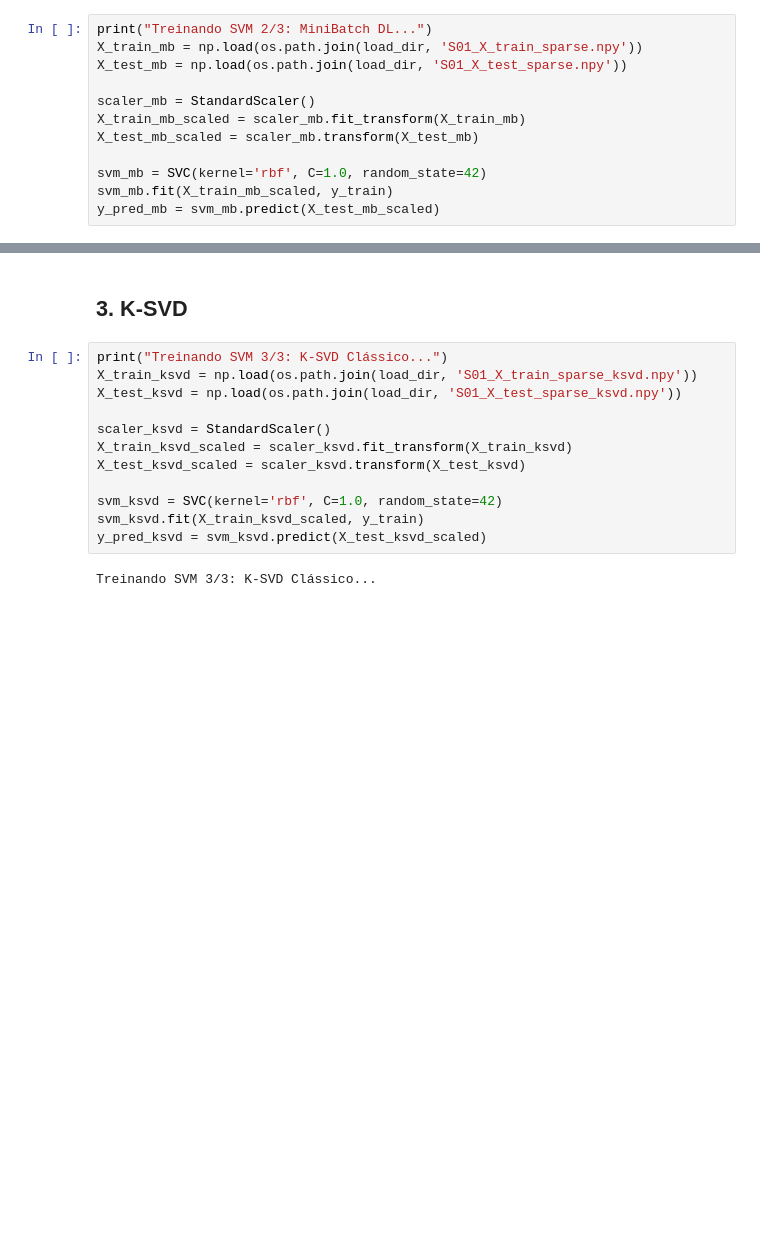
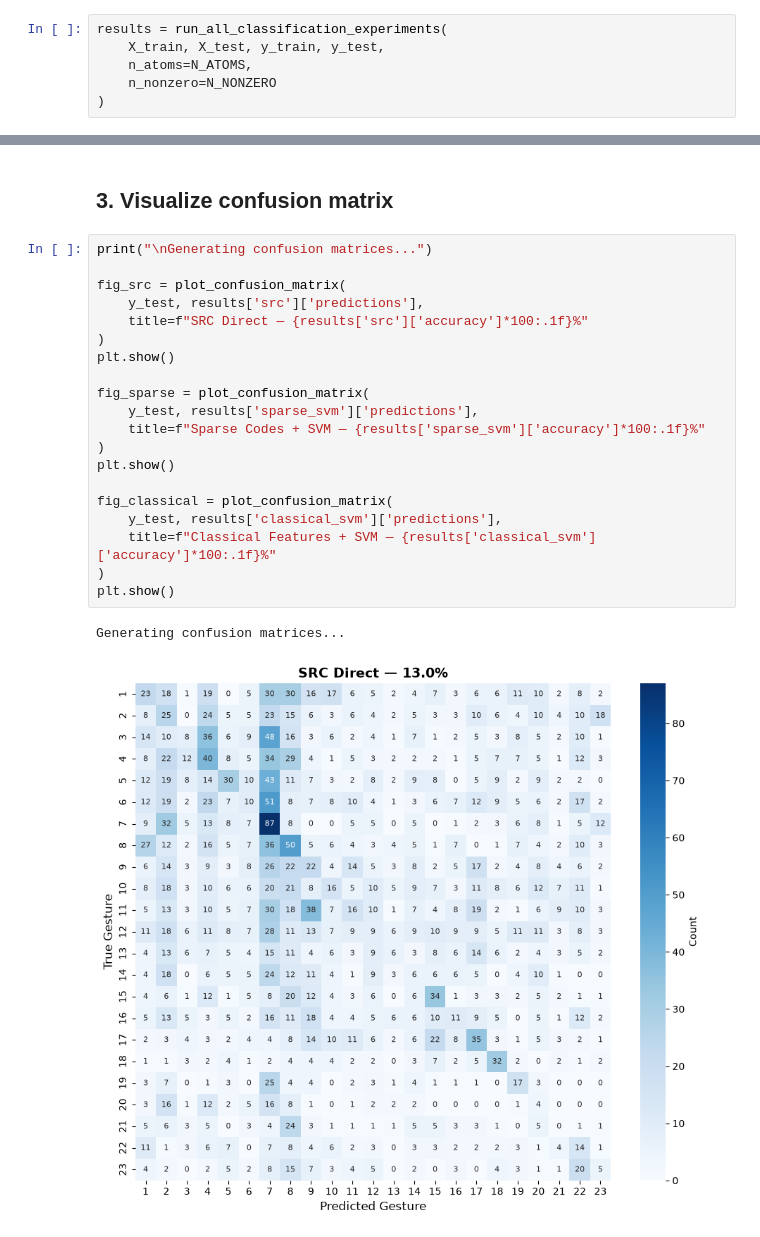
Before and after one commit to guilhermealcar/TCC, a Jupyter notebook: notebooks/04_Classification.ipynb, the cells around one changed output, grey strips where cells are left out. Cells and saved outputs as stored; diff of their text form; blank space fills up the shorter version.

```diff
--- a/notebooks/04_Classification.ipynb
+++ b/notebooks/04_Classification.ipynb
@@ -46,13 +56,7 @@ Treinando SVM 1/3: Baseline Clássico...
 # %%
-print("Treinando SVM 2/3: MiniBatch DL...")
-X_train_mb = np.load(os.path.join(load_dir, 'S01_X_train_sparse.npy'))
-X_test_mb = np.load(os.path.join(load_dir, 'S01_X_test_sparse.npy'))
-
-scaler_mb = StandardScaler()
-X_train_mb_scaled = scaler_mb.fit_transform(X_train_mb)
-X_test_mb_scaled = scaler_mb.transform(X_test_mb)
-
-svm_mb = SVC(kernel='rbf', C=1.0, random_state=42)
-svm_mb.fit(X_train_mb_scaled, y_train)
-y_pred_mb = svm_mb.predict(X_test_mb_scaled)
+results = run_all_classification_experiments(
+    X_train, X_test, y_train, y_test,
+    n_atoms=N_ATOMS,
+    n_nonzero=N_NONZERO
+)
 # %% [output]
@@ -60,16 +114,25 @@ Treinando SVM 2/3: MiniBatch DL...
 # %% [markdown]
-## 3. K-SVD
+## 3. Visualize confusion matrix
 # %%
-print("Treinando SVM 3/3: K-SVD Clássico...")
-X_train_ksvd = np.load(os.path.join(load_dir, 'S01_X_train_sparse_ksvd.npy'))
-X_test_ksvd = np.load(os.path.join(load_dir, 'S01_X_test_sparse_ksvd.npy'))
+print("\nGenerating confusion matrices...")
 
-scaler_ksvd = StandardScaler()
-X_train_ksvd_scaled = scaler_ksvd.fit_transform(X_train_ksvd)
-X_test_ksvd_scaled = scaler_ksvd.transform(X_test_ksvd)
+fig_src = plot_confusion_matrix(
+    y_test, results['src']['predictions'],
+    title=f"SRC Direct — {results['src']['accuracy']*100:.1f}%"
+)
+plt.show()
 
-svm_ksvd = SVC(kernel='rbf', C=1.0, random_state=42)
-svm_ksvd.fit(X_train_ksvd_scaled, y_train)
-y_pred_ksvd = svm_ksvd.predict(X_test_ksvd_scaled)
+fig_sparse = plot_confusion_matrix(
+    y_test, results['sparse_svm']['predictions'],
+    title=f"Sparse Codes + SVM — {results['sparse_svm']['accuracy']*100:.1f}%"
+)
+plt.show()
+
+fig_classical = plot_confusion_matrix(
+    y_test, results['classical_svm']['predictions'],
+    title=f"Classical Features + SVM — {results['classical_svm']['accuracy']*100:.1f}%"
+)
+plt.show()
 # %% [output]
-Treinando SVM 3/3: K-SVD Clássico...
+Generating confusion matrices...
+[figure, added]
```
Also changed, not shown: parts of 11 cells of this notebook, 14 other files.
